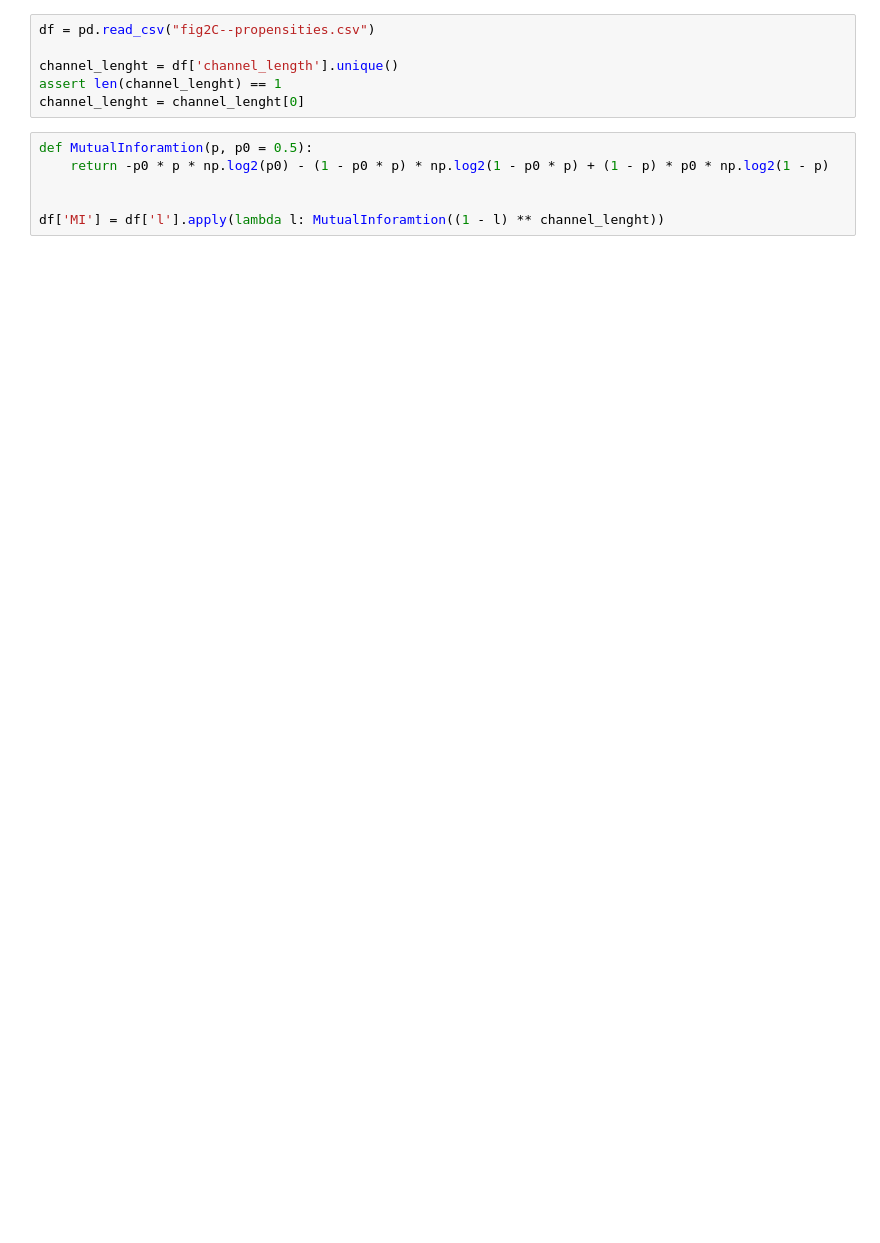
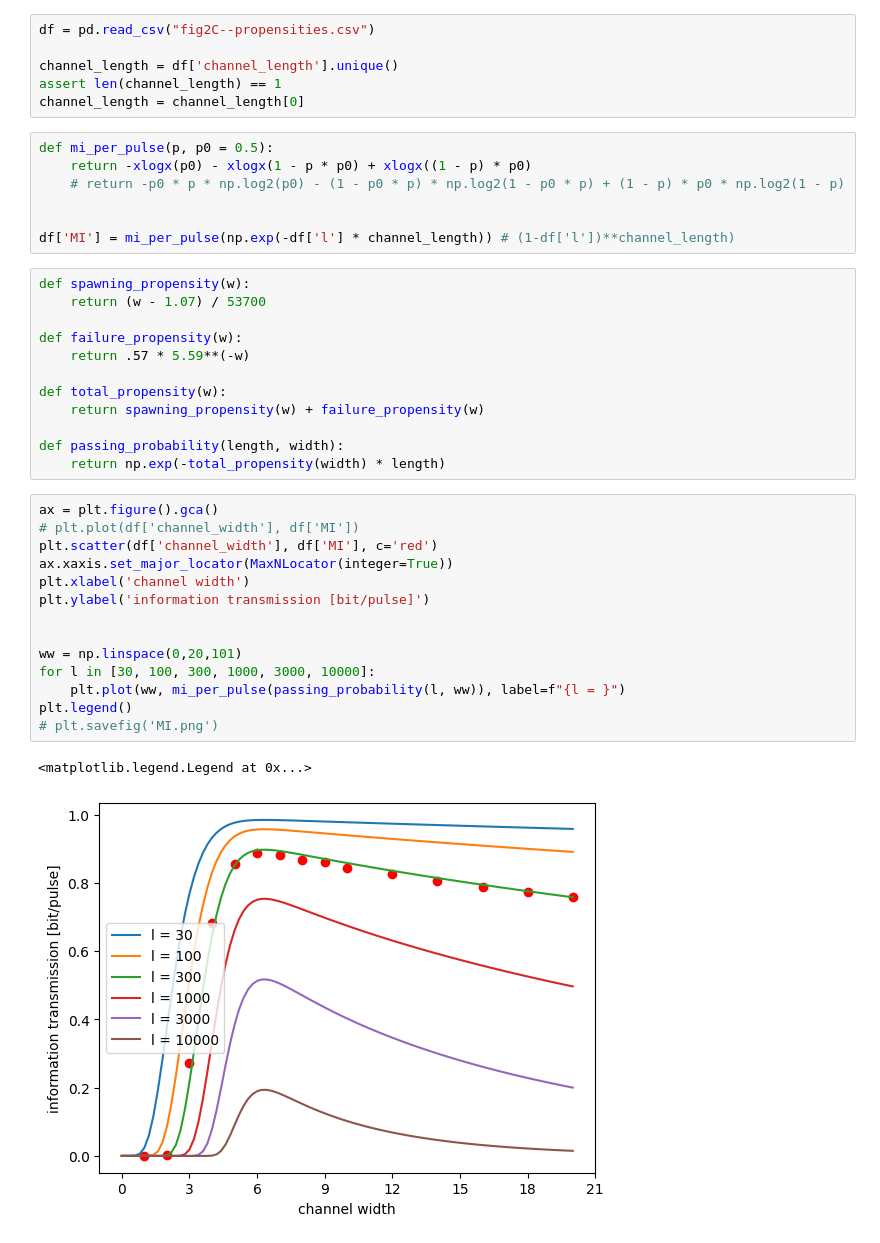
Before and after one commit to pSzyc/visavis-seir, a Jupyter notebook: figures/fig2/code/MIfig2c.ipynb, the cells around one changed output. Saved outputs shown, nothing was run; the diff lists cells and outputs as text; blank space fills up the shorter version.

```diff
--- a/figures/fig2/code/MIfig2c.ipynb
+++ b/figures/fig2/code/MIfig2c.ipynb
@@ -6,15 +11,45 @@ from matplotlib.ticker import MaxNLocator
 # %%
 df = pd.read_csv("fig2C--propensities.csv")
 
-channel_lenght = df['channel_length'].unique()
-assert len(channel_lenght) == 1
-channel_lenght = channel_lenght[0]
+channel_length = df['channel_length'].unique()
+assert len(channel_length) == 1
+channel_length = channel_length[0]
 # %%
-def MutualInforamtion(p, p0 = 0.5):
-    return -p0 * p * np.log2(p0) - (1 - p0 * p) * np.log2(1 - p0 * p) + (1 - p) * p0 * np.log2(1 - p)
+def mi_per_pulse(p, p0 = 0.5):
+    return -xlogx(p0) - xlogx(1 - p * p0) + xlogx((1 - p) * p0)
+    # return -p0 * p * np.log2(p0) - (1 - p0 * p) * np.log2(1 - p0 * p) + (1 - p) * p0 * np.log2(1 - p)
 
 
-df['MI'] = df['l'].apply(lambda l: MutualInforamtion((1 - l) ** channel_lenght))
+df['MI'] = mi_per_pulse(np.exp(-df['l'] * channel_length)) # (1-df['l'])**channel_length)
+# %%
+def spawning_propensity(w):
+    return (w - 1.07) / 53700
+
+def failure_propensity(w):
+    return .57 * 5.59**(-w)
+
+def total_propensity(w):
+    return spawning_propensity(w) + failure_propensity(w)
+
+def passing_probability(length, width):
+    return np.exp(-total_propensity(width) * length)
+# %%
+ax = plt.figure().gca()
+# plt.plot(df['channel_width'], df['MI'])
+plt.scatter(df['channel_width'], df['MI'], c='red')
+ax.xaxis.set_major_locator(MaxNLocator(integer=True))
+plt.xlabel('channel width')
+plt.ylabel('information transmission [bit/pulse]')
+
+
+ww = np.linspace(0,20,101)
+for l in [30, 100, 300, 1000, 3000, 10000]:
+    plt.plot(ww, mi_per_pulse(passing_probability(l, ww)), label=f"{l = }")
+plt.legend()
+# plt.savefig('MI.png')
+# %% [output]
+<matplotlib.legend.Legend at 0x...>
+[figure, added]
 # %%
 ax = plt.figure().gca()
 plt.plot(df['channel_width'], df['MI'])
```
Also changed, not shown: parts of 3 cells of this notebook.
